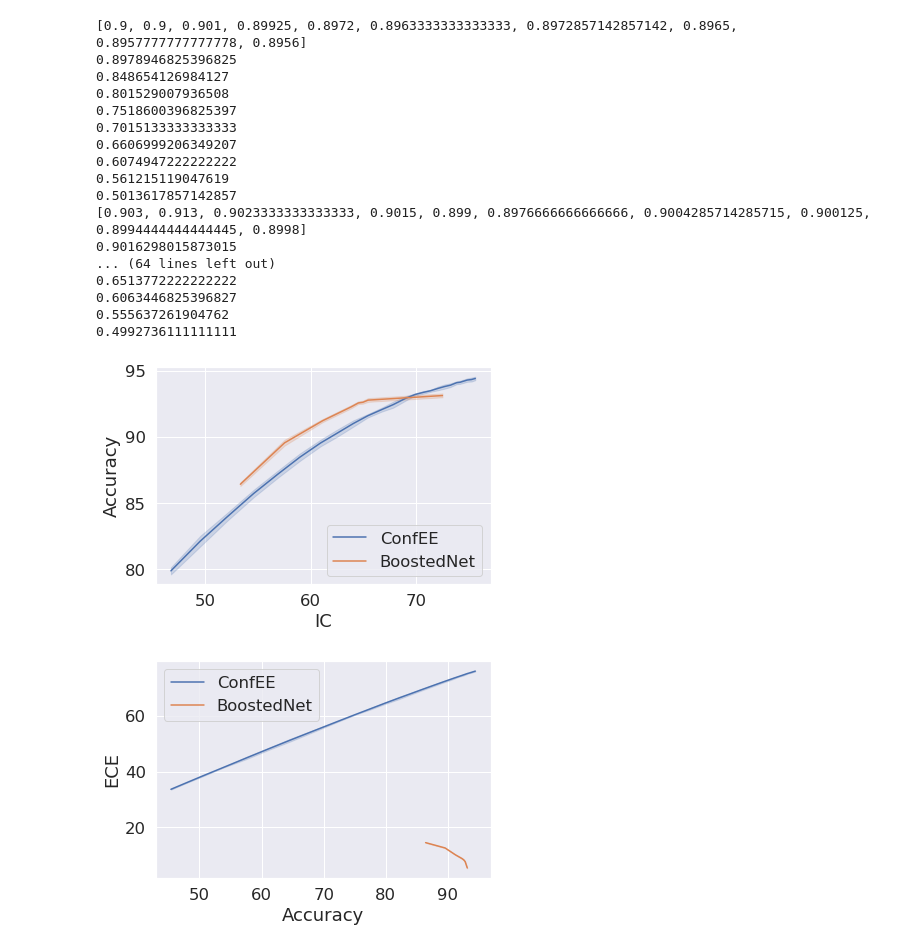
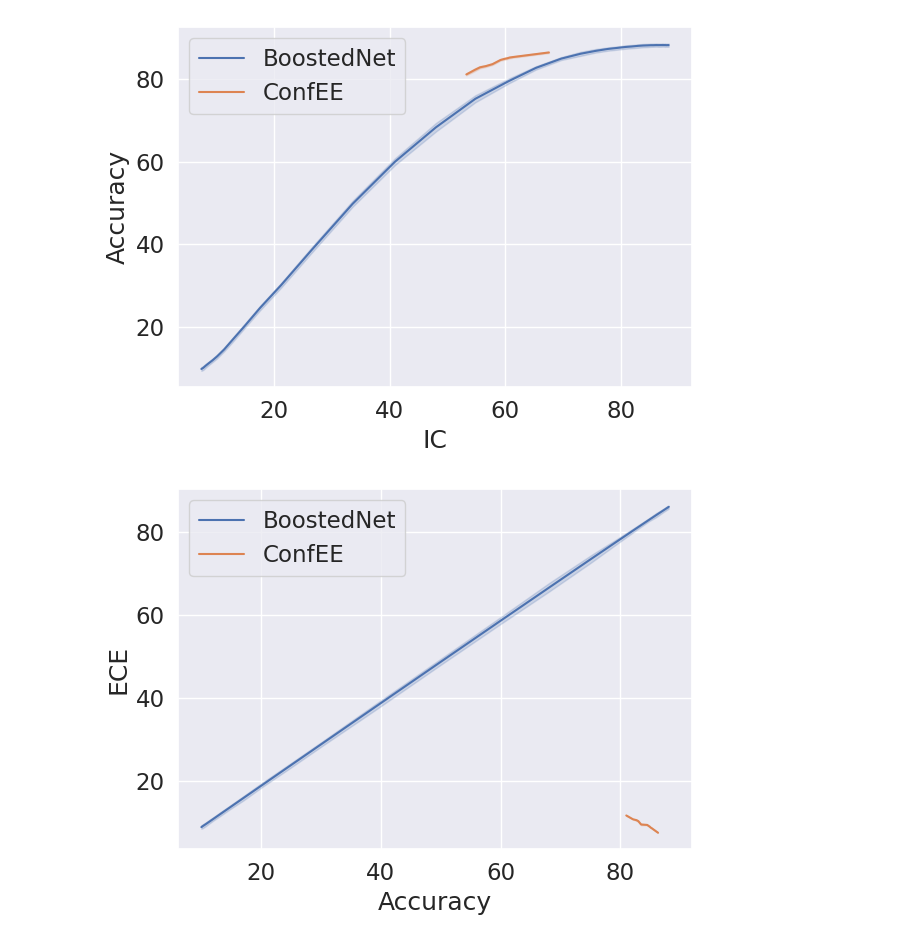
Before and after one commit to networkslab/dynn, a Jupyter notebook: src/notebooks/confidence_intervals_ce_ic.ipynb, the cells around one changed output. Drawn from its saved outputs; the diff is of its cells as text; code cells hidden in the pictures.

```diff
--- a/src/notebooks/confidence_intervals_ce_ic.ipynb
+++ b/src/notebooks/confidence_intervals_ce_ic.ipynb
@@ -8,5 +8,11 @@ import matplotlib
 import matplotlib.lines as mlines
 import pickle as pk
 # %%
-dataset = 'cifar10'
-model = 't2t_7'
+dataset = 'cifar100'
+model = 't2t_14'
+if dataset == 'cifar10':
+    min_acc = 84
+    max_acc = 94
+if dataset == 'cifar100':
+    min_acc = 0
+    max_acc = 100
@@ -64,64 +87,66 @@ keys_we_want = keys_we_want + cov_keys + C_keys
 # %%
 for metrics in list_dicts_ours:
-    print(metrics['test/cov_0.1'])
+
     metrics_we_care_about = extract_metrics_we_want(metrics, keys_we_want)
     metrics_we_care_about['average_IC'] = np.mean(metrics_we_care_about['test/total_cost'])
     metrics_we_care_about['average_ACC'] = np.mean(metrics_we_care_about['test/gated_acc'])
     for cov_key in cov_keys:
         metrics_we_care_about['average'+cov_key] = np.mean(metrics_we_care_about[cov_key])
+        metrics_we_care_about['alpha'+cov_key] = float(cov_key.split('_')[-1])
     for C_key in C_keys:
         metrics_we_care_about['average'+C_key] = np.mean(metrics_we_care_about[C_key])
 
-    alpha_max = find_highest_cov(metrics_we_care_about, cov_keys)
+    alpha_max = find_highest_cov(metrics_we_care_about, cov_keys, 0.06)
 
-
+    C_key = 'test/C_'+str(alpha_max)
+    metrics_we_care_about['C'] = metrics_we_care_about[C_key]
+    metrics_we_care_about['emp_alpha'] = alpha_max
     df = pd.DataFrame(data=metrics_we_care_about)
 
     our_df = pd.concat([df, our_df],axis=0, ignore_index=True)
-# %% [output]
-[0.9, 0.9, 0.901, 0.89925, 0.8972, 0.8963333333333333, 0.8972857142857142, 0.8965, 0.8957777777777778, 0.8956]
-0.8978946825396825
-0.848654126984127
-0.801529007936508
-0.7518600396825397
-0.7015133333333333
-0.6606999206349207
-0.6074947222222222
-0.561215119047619
-0.5013617857142857
-[0.903, 0.913, 0.9023333333333333, 0.9015, 0.899, 0.8976666666666666, 0.9004285714285715, 0.900125, 0.8994444444444445, 0.8998]
-0.9016298015873015
-... (64 lines left out)
-0.6513772222222222
-0.6063446825396827
-0.555637261904762
-0.4992736111111111
 # %%
+cov_keys, C_keys = get_all_cov_C(list_dict_boosted[0])
+
 boosted_df = pd.DataFrame()
 for metrics in list_dict_boosted:
     metrics['average_IC'] = np.mean(metrics['EXPECTED_FLOPS'])
     metrics['average_ACC'] = np.mean(metrics['ACC'])
+    for cov_key in cov_keys:
+        metrics['average'+cov_key] = np.mean(metrics[cov_key])/100.0
+        metrics['alpha'+cov_key] = float(cov_key.split('_')[-1])
+    for C_key in C_keys:
+        metrics['average'+C_key] = np.mean(metrics[C_key])
+
+    alpha_max = find_highest_cov(metrics, cov_keys, 0.05)
+
+    if alpha_max >0 :
+        C_key = 'C_'+str(alpha_max)
+        metrics['C'] = metrics[C_key]
+        metrics['emp_alpha'] = alpha_max
     df = pd.DataFrame(data=metrics)
     boosted_df = pd.concat([df, boosted_df],axis=0, ignore_index=True)
+# %%
+filtered_boosted_df = boosted_df[boosted_df['average_ACC'].between(min_acc, max_acc)]
+filtered_our_df = our_df[our_df['average_ACC'].between(min_acc, max_acc)]
 # %%
 sns.set(font_scale=1.5)  # crazy big
-filtered_boosted_df = boosted_df[boosted_df['average_IC'].between(45, 100)]
-filtered_our_df = our_df[our_df['average_IC'].between(50, 100)]
-sns.lineplot(data=filtered_boosted_df, x="average_IC", y="ACC", label="ConfEE")
-sns.lineplot(data=filtered_our_df, x="average_IC", y="test/gated_acc", label="BoostedNet")
+
+sns.lineplot(data=filtered_boosted_df, x="average_IC", y="ACC", label="BoostedNet")
+sns.lineplot(data=filtered_our_df, x="average_IC", y="test/gated_acc", label="ConfEE")
 plt.xlabel('IC')
 plt.ylabel('Accuracy')
+plt.tight_layout()
 plt.savefig('perf_cost_'+dataset+'.pdf')
 # %% [output]
-[figure, old version]
+[figure, new version]
 # %%
 sns.set(font_scale=1.5)  # crazy big
-filtered_boosted_df = boosted_df[boosted_df['average_ACC'].between(45, 100)]
-filtered_our_df = our_df[our_df['average_ACC'].between(50, 100)]
-sns.lineplot(data=filtered_boosted_df, x="average_ACC", y="ECE", label="ConfEE")
-sns.lineplot(data=filtered_our_df, x="average_ACC", y="test/gated_ece", label="BoostedNet")
+
+sns.lineplot(data=filtered_boosted_df, x="average_ACC", y="ECE", label="BoostedNet")
+sns.lineplot(data=filtered_our_df, x="average_ACC", y="test/gated_ece", label="ConfEE")
 plt.xlabel('Accuracy')
 plt.ylabel('ECE')
+plt.tight_layout()
 plt.savefig('perf_ece_'+dataset+'.pdf')
 # %% [output]
-[figure, old version]
+[figure, new version]
```
Also changed, not shown: parts of 5 cells of this notebook, 1 other file.
